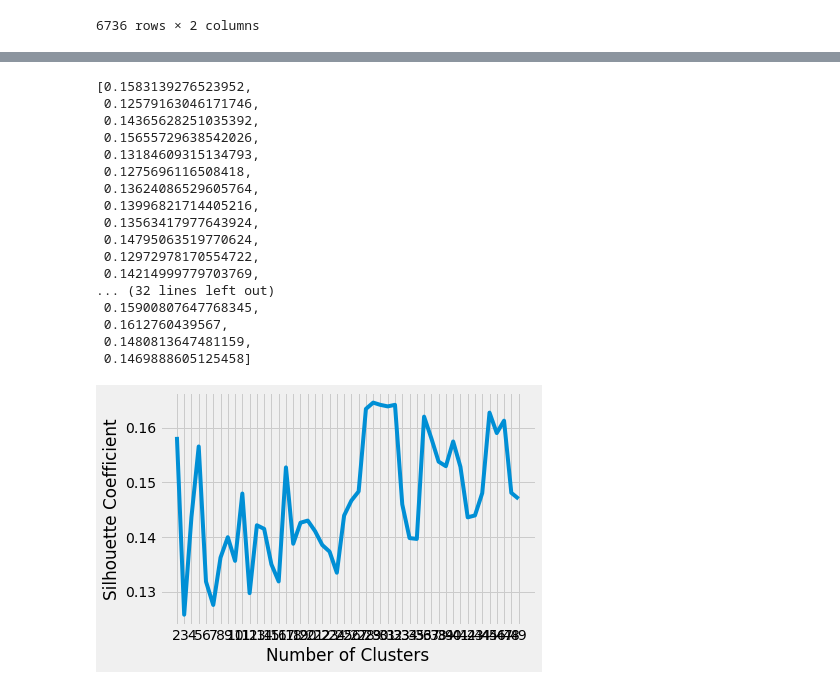
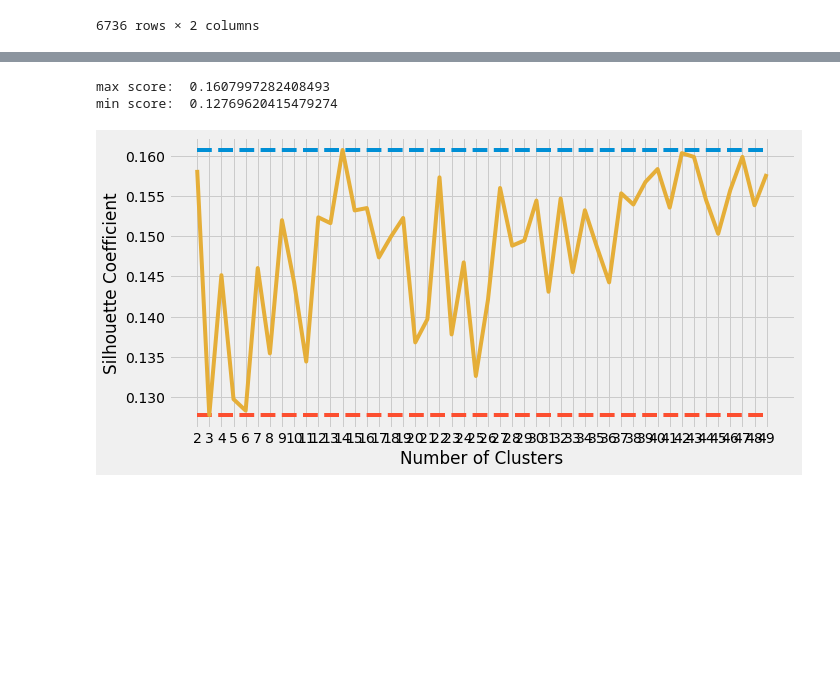
Before and after one commit to nakisa84/personalized-food-recommendation, a Jupyter notebook: notebooks/content-based-recommender.ipynb, the cells around one changed output, grey strips where cells are left out. Cells and saved outputs as stored; diff of their text form; code cells hidden in the pictures; blank space fills up the shorter version.

Commit message:
cluster analysis

```diff
--- a/notebooks/content-based-recommender.ipynb
+++ b/notebooks/content-based-recommender.ipynb
@@ -301,6 +292,7 @@ multiple_items
 6736 rows × 2 columns
 # %%
 multiple_items['orderlist'] = multiple_items.orderid.apply(lambda x: list(orders[orders.orderid == x].name))
-multiple_items['un-orderlist'] = multiple_items.orderlist.apply(lambda x: ','.join(map(str,x)))
-multiple_items['tokenized'] = multiple_items['un-orderlist'].apply(tokenize)
+multiple_items['unpack-orderlist'] = multiple_items.orderlist.apply(lambda x: ','.join(map(str,x)))
+multiple_items['tokenized'] = multiple_items['unpack-orderlist'].apply(tokenize)
 multiple_items['tokens'] = multiple_items.tokenized.apply(lambda x: ','.join(map(str,x)))
+multiple_items.drop(['tokenized','unpack-orderlist'], axis=1, inplace=True)
@@ -357,38 +340,31 @@ plt.show()
 silhouette_coefficients = []
 
 for k in range(2, 50):
-    kmeans = KMeans(n_clusters=k, **kmeans_kwargs)
+    kmeans = KMeans(n_clusters=k)
     kmeans.fit(orders_count_matrix)
     score = silhouette_score(orders_count_matrix, kmeans.labels_)
     silhouette_coefficients.append(score)
-
-silhouette_coefficients
-# %% [output]
-[0.1583139276523952,
- 0.12579163046171746,
- 0.14365628251035392,
- 0.15655729638542026,
- 0.13184609315134793,
- 0.1275696116508418,
- 0.13624086529605764,
- 0.13996821714405216,
- 0.13563417977643924,
- 0.14795063519770624,
- 0.12972978170554722,
- 0.14214999779703769,
-... (32 lines left out)
- 0.15900807647768345,
- 0.1612760439567,
- 0.1480813647481159,
- 0.1469888605125458]
+# %%
+max_score = max(silhouette_coefficients)
+min_score = min(silhouette_coefficients)
+print('max score: ', max_score)
+print('min score: ', min_score)
+# %% [output]
+max score:  0.1607997282408493
+min score:  0.12769620415479274
 # %%
 # plotting the above
+y_max = [max_score] * len(silhouette_coefficients)
+y_min = [min_score] * len(silhouette_coefficients)
 
+plt.figure(figsize=(10,5))
 plt.style.use("fivethirtyeight")
-plt.plot(range(2, 50), silhouette_coefficients)
+plt.plot(range(2, 50), y_max,linestyle = 'dashed')
+plt.plot(range(2, 50), y_min,linestyle = 'dashed')
+plt.plot(range(2, 50),silhouette_coefficients )
 plt.xticks(range(2, 50))
 plt.xlabel("Number of Clusters")
 plt.ylabel("Silhouette Coefficient")
 plt.show()
 # %% [output]
-[figure, old version]
+[figure, new version]
```
Also changed, not shown: parts of 22 cells of this notebook.
